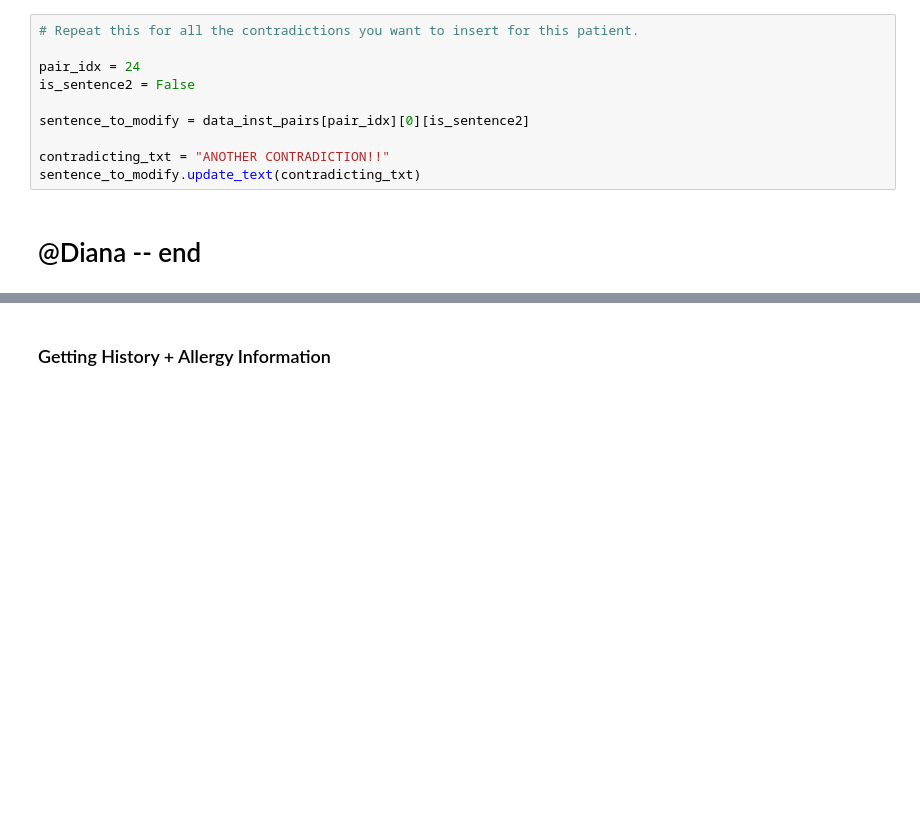
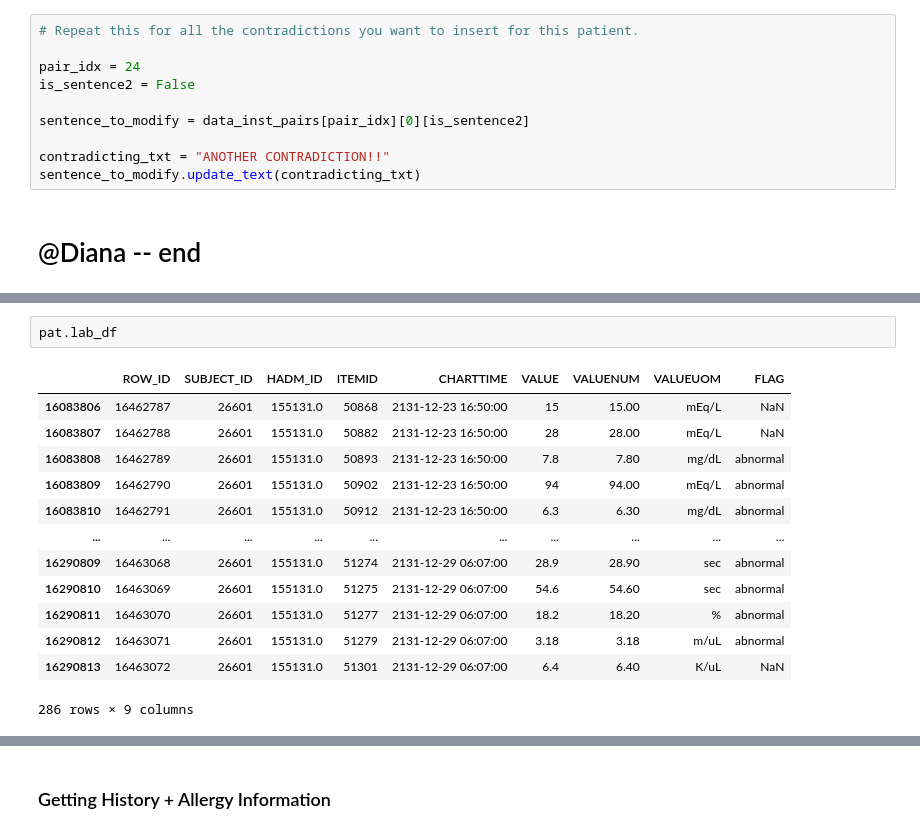
Before and after one commit to sakuralily11/opennotes-error-detection, a Jupyter notebook: Data Processing.ipynb, the cells around one changed output, grey strips where cells are left out. Drawn from its saved outputs; the diff is of its cells as text; blank space fills up the shorter version.

```diff
--- a/Data Processing.ipynb
+++ b/Data Processing.ipynb
@@ -596,0 +630,16 @@ sentence_to_modify.update_text(contradicting_txt)
+# %%
+pat.lab_df
+# %% [output]
+|  | ROW_ID | SUBJECT_ID | HADM_ID | ITEMID | CHARTTIME | VALUE | VALUENUM | VALUEUOM | FLAG |
+| 16083806 | 16462787 | 26601 | 155131.0 | 50868 | 2131-12-23 16:50:00 | 15 | 15.00 | mEq/L | NaN |
+| 16083807 | 16462788 | 26601 | 155131.0 | 50882 | 2131-12-23 16:50:00 | 28 | 28.00 | mEq/L | NaN |
+| 16083808 | 16462789 | 26601 | 155131.0 | 50893 | 2131-12-23 16:50:00 | 7.8 | 7.80 | mg/dL | abnormal |
+| 16083809 | 16462790 | 26601 | 155131.0 | 50902 | 2131-12-23 16:50:00 | 94 | 94.00 | mEq/L | abnormal |
+| 16083810 | 16462791 | 26601 | 155131.0 | 50912 | 2131-12-23 16:50:00 | 6.3 | 6.30 | mg/dL | abnormal |
+| ... | ... | ... | ... | ... | ... | ... | ... | ... | ... |
+| 16290809 | 16463068 | 26601 | 155131.0 | 51274 | 2131-12-29 06:07:00 | 28.9 | 28.90 | sec | abnormal |
+| 16290810 | 16463069 | 26601 | 155131.0 | 51275 | 2131-12-29 06:07:00 | 54.6 | 54.60 | sec | abnormal |
+| 16290811 | 16463070 | 26601 | 155131.0 | 51277 | 2131-12-29 06:07:00 | 18.2 | 18.20 | % | abnormal |
+| 16290812 | 16463071 | 26601 | 155131.0 | 51279 | 2131-12-29 06:07:00 | 3.18 | 3.18 | m/uL | abnormal |
+| 16290813 | 16463072 | 26601 | 155131.0 | 51301 | 2131-12-29 06:07:00 | 6.4 | 6.40 | K/uL | NaN |
+286 rows × 9 columns
```
Also changed, not shown: parts of 11 cells of this notebook, 1 other file.
